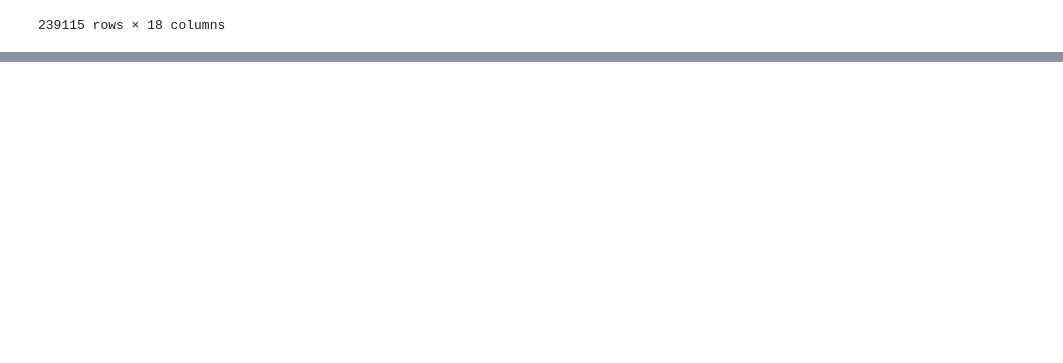
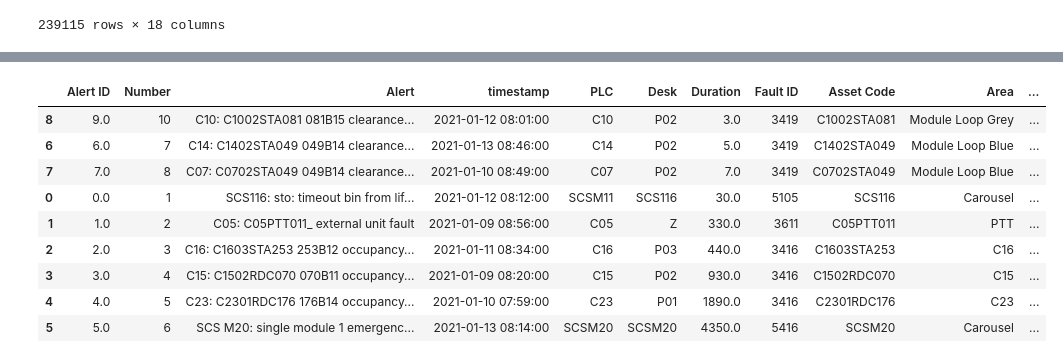
Before and after one commit to ch4413/scs, a Jupyter notebook: notebooks/Basic Model Jamie.ipynb, the cells around one changed output, grey strips where cells are left out. Cells and saved outputs as stored; diff of their text form; code cells hidden in the pictures; blank space fills up the shorter version.

```diff
--- a/notebooks/Basic Model Jamie.ipynb
+++ b/notebooks/Basic Model Jamie.ipynb
@@ -312,0 +372,42 @@ len(weights)
+# %%
+fa = pd.DataFrame({'Number': ['1','2','3','4','5',
+                                    '6','7','8','9','10'],
+                           'Alert': ['SCS116: sto: timeout bin from lifter to car X:5 Y:4 S:2 [13.1] ',
+                                    'C05: C05PTT011_ external unit fault',
+                                    'C16: C1603STA253 253B12 occupancy sensor fault',
+                                    'C15: C1502RDC070 070B11 occupancy sensor fault',
+                                    'C23: C2301RDC176 176B14 occupancy sensor fault',
+                                    'SCS M20: single module 1 emergency stop unit     [24.0]',
+                                    'C14: C1402STA049 049B14 clearance sensor fault',
+                                    'C07: C0702STA049 049B14 clearance sensor fault',
+                                    'C08: C0803STA102 102D702 scanner / data tracking fault',
+                                    'C10: C1002STA081 081B15 clearance sensor fault'],
+                            'Entry Time': ['2021-01-12 08:12:00',
+                                         '2021-01-09 08:56:00',
+                                         '2021-01-11 08:34:00',
+                                         '2021-01-09 08:20:00',
+                                         '2021-01-10 07:59:00',
+                                         '2021-01-13 08:14:00',
+                                         '2021-01-13 08:46:00',
+                                         '2021-01-10 08:49:00',
+                                         '2021-01-11 08:11:00',
+                                         '2021-01-12 08:01:00'],
+                            'PLC': ['SCSM11','C05','C16','C15','C23',
+                                    'SCSM20','C14','C07','C08','C10'],
+                            'Desk': ['SCS116','Z','P03','P02','P01',
+                                    'SCSM20','P02','P02','P03','P02'],
+                            'Duration': ['0.00:00:30',
+                                         '0.00:05:30',
+                                         '0.00:07:20',
+                                         '0.00:15:30',
+                                         '0.00:31:30',
+                                         '0.01:12:30',
+                                         '0.00:00:05',
+                                         '0.00:00:07',
+                                         '0.00:00:01',
+                                         '0.00:00:03'],
+                            'Fault ID': [5105,3611,3416,3416,3416,
+                                    5416,3419,3419,3504,3419]})
+
+
+fa_processed,unmapped = feat.pre_process_fa(fa)
@@ -312,0 +432,13 @@ len(weights)
+# %%
+fa_processed
+# %% [output]
+|  | Alert ID | Number | Alert | timestamp | PLC | Desk | Duration | Fault ID | Asset Code | Area | ... |
+| 8 | 9.0 | 10 | C10: C1002STA081 081B15 clearance... | 2021-01-12 08:01:00 | C10 | P02 | 3.0 | 3419 | C1002STA081 | Module Loop Grey | ... |
+| 6 | 6.0 | 7 | C14: C1402STA049 049B14 clearance... | 2021-01-13 08:46:00 | C14 | P02 | 5.0 | 3419 | C1402STA049 | Module Loop Blue | ... |
+| 7 | 7.0 | 8 | C07: C0702STA049 049B14 clearance... | 2021-01-10 08:49:00 | C07 | P02 | 7.0 | 3419 | C0702STA049 | Module Loop Blue | ... |
+| 0 | 0.0 | 1 | SCS116: sto: timeout bin from lif... | 2021-01-12 08:12:00 | SCSM11 | SCS116 | 30.0 | 5105 | SCS116 | Carousel | ... |
+| 1 | 1.0 | 2 | C05: C05PTT011_ external unit fault | 2021-01-09 08:56:00 | C05 | Z | 330.0 | 3611 | C05PTT011 | PTT | ... |
+| 2 | 2.0 | 3 | C16: C1603STA253 253B12 occupancy... | 2021-01-11 08:34:00 | C16 | P03 | 440.0 | 3416 | C1603STA253 | C16 | ... |
+| 3 | 3.0 | 4 | C15: C1502RDC070 070B11 occupancy... | 2021-01-09 08:20:00 | C15 | P02 | 930.0 | 3416 | C1502RDC070 | C15 | ... |
+| 4 | 4.0 | 5 | C23: C2301RDC176 176B14 occupancy... | 2021-01-10 07:59:00 | C23 | P01 | 1890.0 | 3416 | C2301RDC176 | C23 | ... |
+| 5 | 5.0 | 6 | SCS M20: single module 1 emergenc... | 2021-01-13 08:14:00 | SCSM20 | SCSM20 | 4350.0 | 5416 | SCSM20 | Carousel | ... |
```
Also changed, not shown: parts of 8 cells of this notebook, 5 other files.
